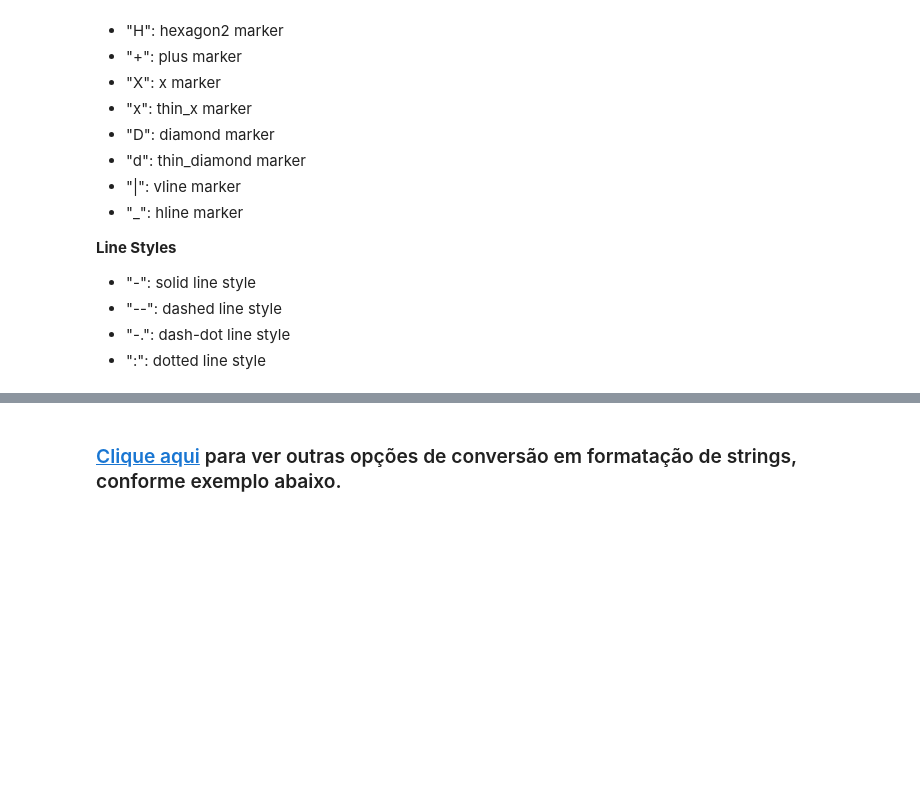
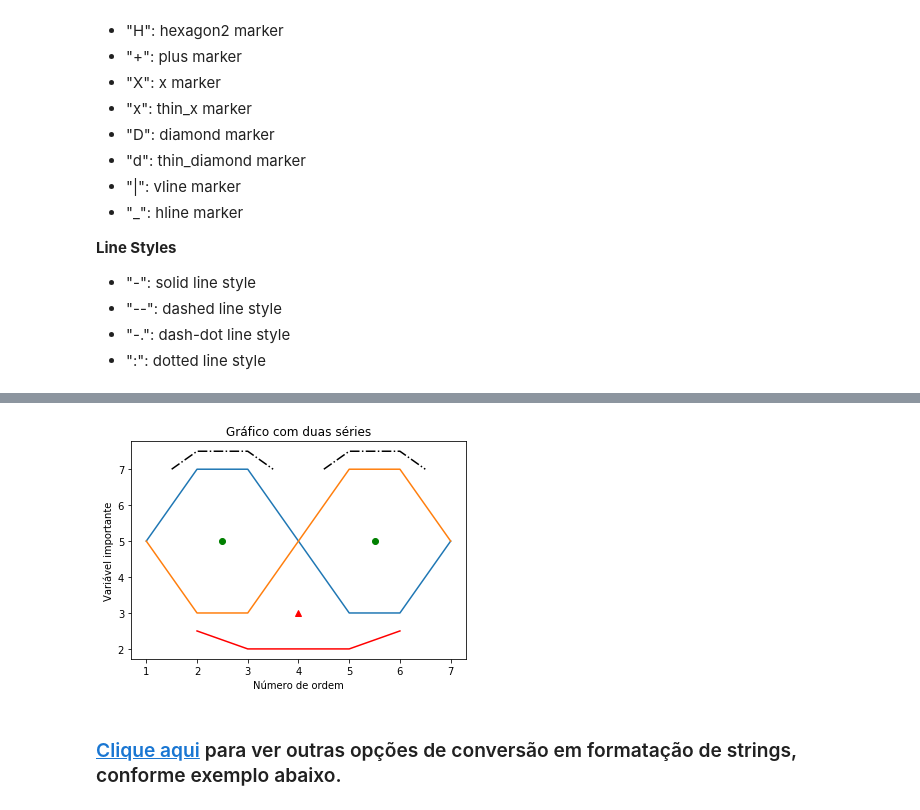
Before and after one commit to natandias/minicursoPython, a Jupyter notebook: curso_de_python_alunos_parte_02.ipynb, the cells around one changed output, grey strips where cells are left out. Drawn from its saved outputs; the diff is of its cells as text; code cells hidden in the pictures; blank space fills up the shorter version.

```diff
--- a/curso_de_python_alunos_parte_02.ipynb
+++ b/curso_de_python_alunos_parte_02.ipynb
@@ -752,28 +782,30 @@ plt.show()
 # %%
 # infinito ou carinha?
 x = [1, 2, 3, 4, 5, 6, 7]
 y = [5, 7, 7, 5, 3, 3, 5]
 
 x2 = [1, 2, 3, 4, 5, 6, 7]
 y2 = [5, 3, 3, 5, 7, 7, 5]
 
 plt.plot(x, y, label="Linha 01", )
 plt.plot(x2, y2, label="Linha 02")
 
 # adicionais
-# plt.plot([1.5, 2, 2.5, 3, 3.5],[7, 7.5, 7.5, 7.5, 7], "k-.")
-# plt.plot([4.5, 5, 5.5, 6, 6.5],[7, 7.5, 7.5, 7.5, 7], "k-.")
-# plt.plot([2.5, 5.5], [5, 5], "go")
-# plt.plot(4, 3, "r^")
-# plt.plot([2, 3, 4, 5, 6], [2.5, 2, 2, 2, 2.5], "r-")
+plt.plot([1.5, 2, 2.5, 3, 3.5],[7, 7.5, 7.5, 7.5, 7], "k-.")
+plt.plot([4.5, 5, 5.5, 6, 6.5],[7, 7.5, 7.5, 7.5, 7], "k-.")
+plt.plot([2.5, 5.5], [5, 5], "go")
+plt.plot(4, 3, "r^")
+plt.plot([2, 3, 4, 5, 6], [2.5, 2, 2, 2, 2.5], "r-")
 
 
 plt.xlabel("Número de ordem")
 plt.ylabel("Variável importante")
 
 plt.title("Gráfico com duas séries")
 
 plt.show()
+# %% [output]
+[figure, added]
 # %% [markdown]
 ### [Clique aqui](https://docs.python.org/3/library/stdtypes.html#printf-style-string-formatting) para ver outras opções de conversão em formatação de strings, conforme exemplo abaixo.
 # %%
```
Also changed, not shown: parts of 15 cells of this notebook.
